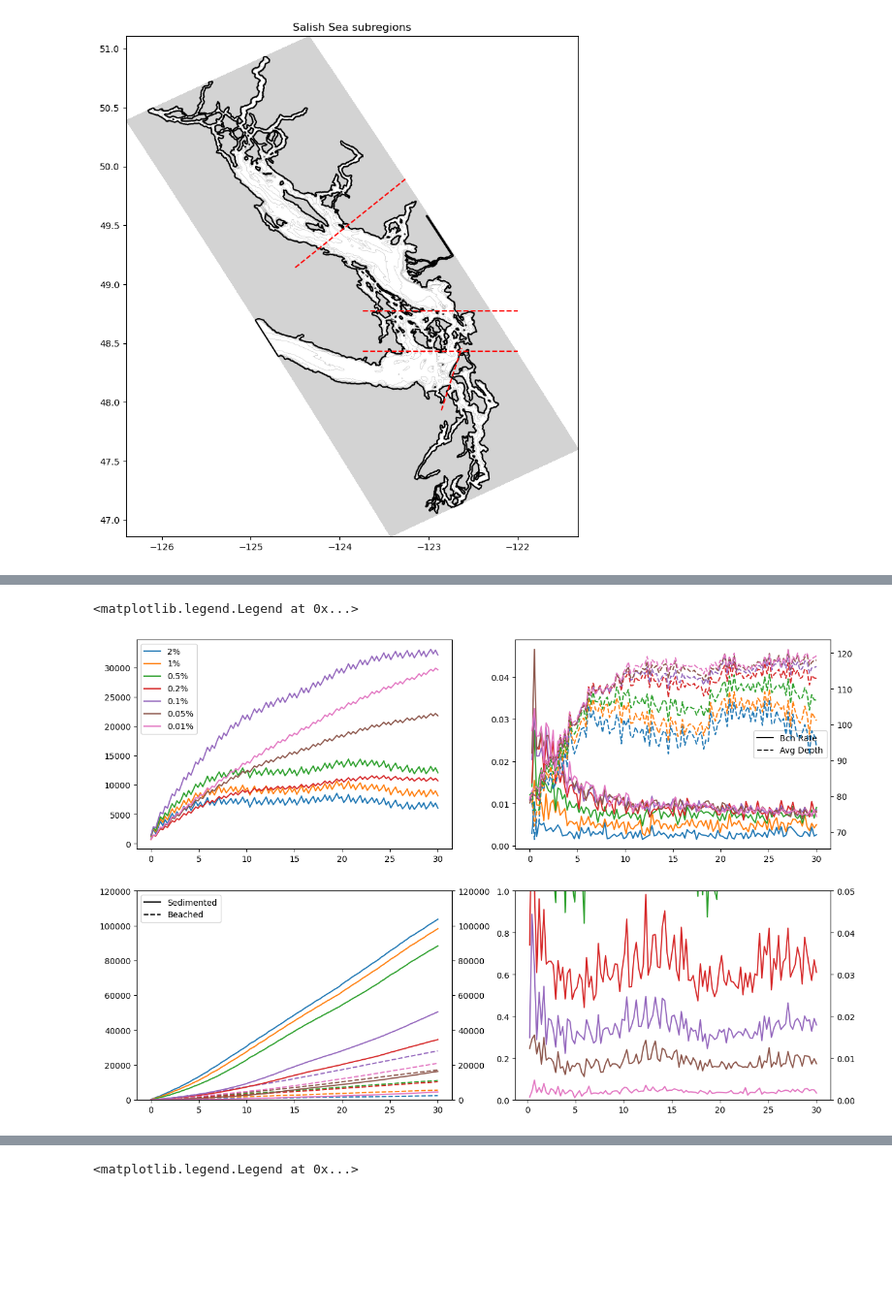
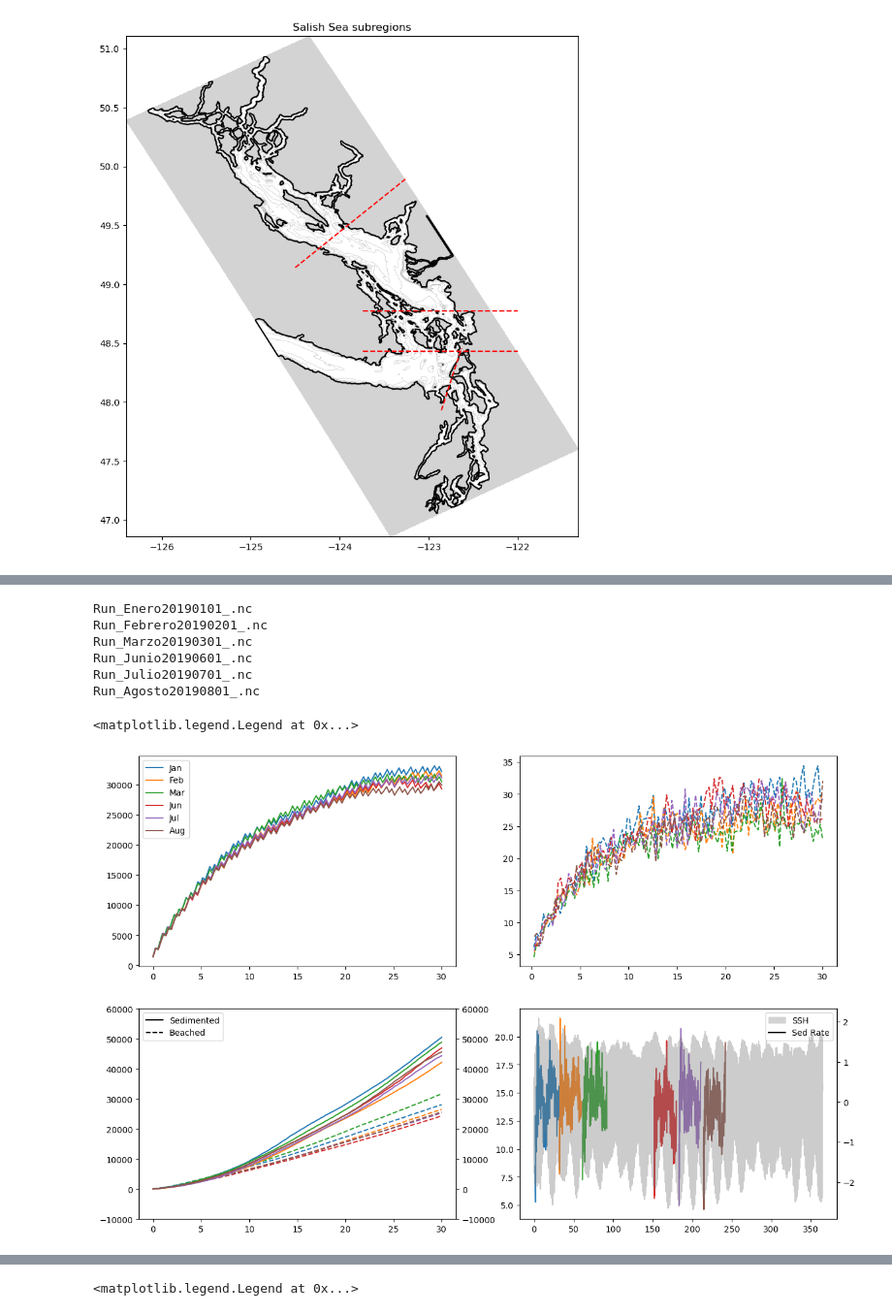
Before and after one commit to SalishSeaCast/analysis-jose, a Jupyter notebook: notebooks/Outfall_finalResults/regions_stats.ipynb, the cells around one changed output, grey strips where cells are left out. Shown at 97% size. Saved outputs shown, nothing was run; the diff lists cells and outputs as text; code cells hidden in the pictures; blank space fills up the shorter version.

Commit message:
WIP rates in days and alpha in seconds

```diff
--- a/notebooks/Outfall_finalResults/regions_stats.ipynb
+++ b/notebooks/Outfall_finalResults/regions_stats.ipynb
@@ -86,7 +86,7 @@ import pandas as pd
 Point_At = pd.read_csv('Book1.csv')
 Time=np.linspace(0,365,8017)
 # %%
-runs = {'2%':['alpha120190101.nc',2],'1%':['alpha_1_jan.nc',2],'0.5%':['alpha220190101.nc',2],'0.2%':['Runs_alpha0220190101_.nc',1],'0.1%':['Run_Enero20190101_.nc',2],'0.05%':['Runs_alpha0520190101_.nc',1],'0.01%':['Runs_alpha0120190101_.nc',1]}
+runs = {'250 s':['alpha120190101.nc',2],'500 s':['alpha_1_jan.nc',2],'1,000 s':['alpha220190101.nc',2],'2,500 s':['Runs_alpha0220190101_.nc',1],'5,000 s':['Run_Enero20190101_.nc',2],'10,000 s':['Runs_alpha0520190101_.nc',1],'50,000 s':['Runs_alpha0120190101_.nc',1]}
 
 months = {'Jan':['Run_Enero20190101_.nc',1],'Feb':['Run_Febrero20190201_.nc',32],'Mar':['Run_Marzo20190301_.nc',61],'Jun':['Run_Junio20190601_.nc',152],'Jul':['Run_Julio20190701_.nc',183],'Aug':['Run_Agosto20190801_.nc',214]}
 
@@ -133,7 +133,7 @@ axs[0,1].legend(legend_line,['Bch Rate'], loc = 'upper right')
 # %%
 fig,axs = plt.subplots(2,2,figsize=(15,10))
 twin3 = axs[1,0].twinx()
-alpha = '0.01%'
+alpha = '5,000 s'
 ds = xr.open_dataset(path_runs+runs[alpha][0], decode_times=False)
 x = np.linspace(0,31,ds.dims['obs']-1)
 x2 = np.linspace(0,31,ds.dims['obs']-1)
@@ -147,6 +147,6 @@ axs[0,0].legend()
 legend_lines = [plt.Line2D([0], [0], color='black', linestyle='-'),
                 plt.Line2D([0], [0], color='black', linestyle='--')]
 axs[1,0].legend(legend_lines,['Sedimented','Beached'], loc = 'upper left')
-axs[0,1].set_ylim([0,80])
+axs[0,1].set_ylim([0,100])
 #axs[1,1].set_ylim([0,100])
 # %% [output]
@@ -155,24 +181,40 @@ axs[0,1].set_ylim([0,80])
 # %%
+import matplotlib.patches as mpatches
+
+path_runs = '/home/jvalenti/MOAD/results/Graham/'
 
 fig,axs = plt.subplots(2,2,figsize=(15,10))
-twin1 = axs[0,1].twinx()
+#twin1 = axs[0,1].twinx()
 twin2 = axs[1,1].twinx()
 twin3 = axs[1,0].twinx()
-#axs[1,1].plot(Time,np.array(Point_At.ssh[1:],dtype='f'),c='grey',alpha=0.4,label='SSH')
-for month in runs:
-    ds = xr.open_dataset(path_runs+runs[month][0], decode_times=False)
-    x = np.linspace(0,30,ds.dims['obs']-1)
+twin2.plot(Time,np.array(Point_At.ssh[1:],dtype='f'),c='grey',alpha=0.4,label='SSH')
+for month in months:
+    print(months[month][0])
+    ds = xr.open_dataset(path_runs+months[month][0], decode_times=False)
+    x = np.linspace(months[month][1],int(months[month][1]+ds.dims['obs']/4),ds.dims['obs']-1)
     x2 = np.linspace(0,30,ds.dims['obs']-1)
     DS = ds.to_dataframe()
     DS = DS.dropna()
     DS = DS[DS.time>0]
     DS = DS[DS.lat<48]
-    counting(DS,month,axs)
+    counting2(DS,month,axs)
 axs[0,0].legend()
 legend_lines = [plt.Line2D([0], [0], color='black', linestyle='-'),
                 plt.Line2D([0], [0], color='black', linestyle='--')]
 axs[1,0].legend(legend_lines,['Sedimented','Beached'], loc = 'upper left')
-axs[0,1].legend(legend_lines,['Bch Rate','Avg Depth'], loc = 'center right')
+#axs[0,1].legend(legend_lines,['Avg Depth','Bch Rate'], loc = 'center right')
+
+solid_block = mpatches.Patch(color='lightgrey', label='Solid Block')
+legend_lines2 = [solid_block,
+                plt.Line2D([0], [0], color='black', linestyle='-')]
+
+axs[1,1].legend(legend_lines2,['SSH','Sed Rate'], loc = 'upper right')
 # %% [output]
-<matplotlib.legend.Legend at 0x...>
+Run_Enero20190101_.nc
+Run_Febrero20190201_.nc
+Run_Marzo20190301_.nc
+Run_Junio20190601_.nc
+Run_Julio20190701_.nc
+Run_Agosto20190801_.nc
+<matplotlib.legend.Legend at 0x...>
-[figure, old version]
+[figure, new version]
```
Also changed, not shown: parts of 4 cells of this notebook.
